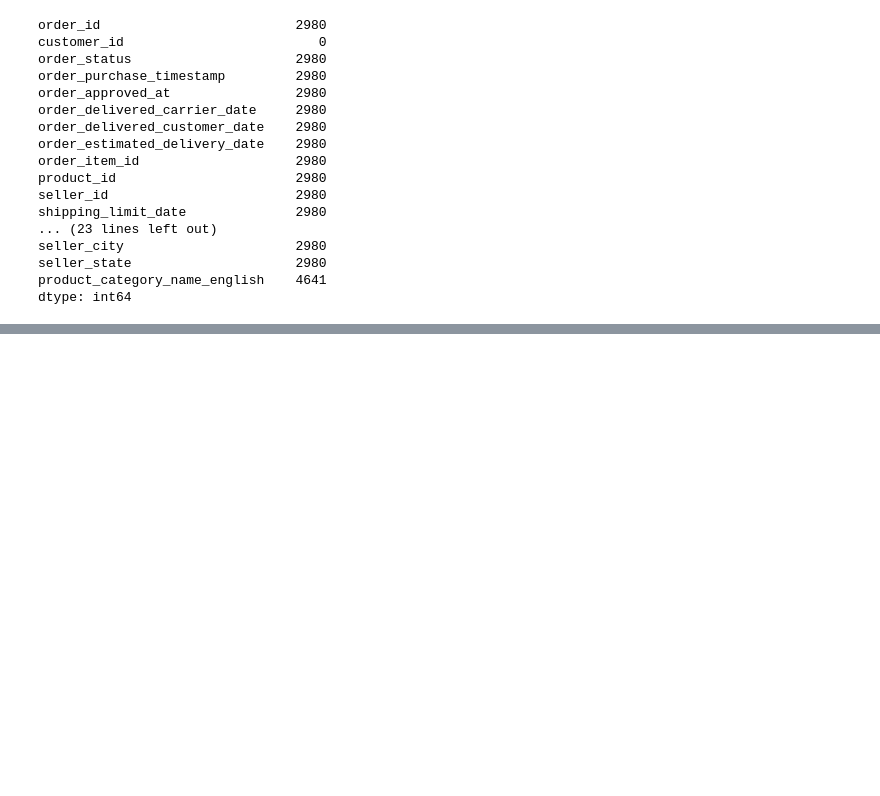
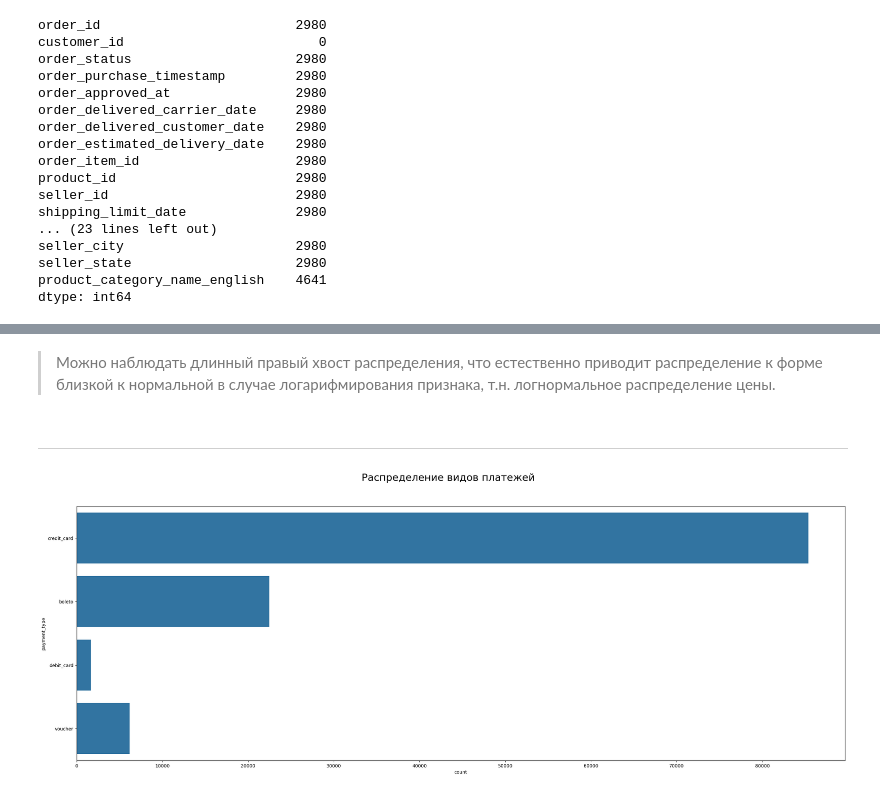
Before and after one commit to alexkondrashov7/-hackathon_2025_mipt, a Jupyter notebook: research/eda.ipynb, the cells around one changed output, grey strips where cells are left out. Cells and saved outputs as stored; diff of their text form; code cells hidden in the pictures; blank space fills up the shorter version.

```diff
--- a/research/eda.ipynb
+++ b/research/eda.ipynb
@@ -106,0 +115,18 @@ data
+# %% [markdown]
+> Можно наблюдать длинный правый хвост распределения, что естественно приводит распределение к форме близкой к нормальной в случае логарифмирования признака, т.н. логнормальное распределение цены.
+# %% [markdown]
+---
+# %%
+# Виды платежей
+
+fig, axes = plt.subplots(1, 1, figsize=(30, 10))
+
+plt.suptitle('Распределение видов платежей', fontsize=22)
+
+graph_1 = sns.countplot(data['payment_type'])
+
+
+plt.savefig(f'./eda/payment_type_distr.png')
+plt.show()
+# %% [output]
+[figure, added]
```
Also changed, not shown: parts of 20 cells of this notebook, 7 other files.
